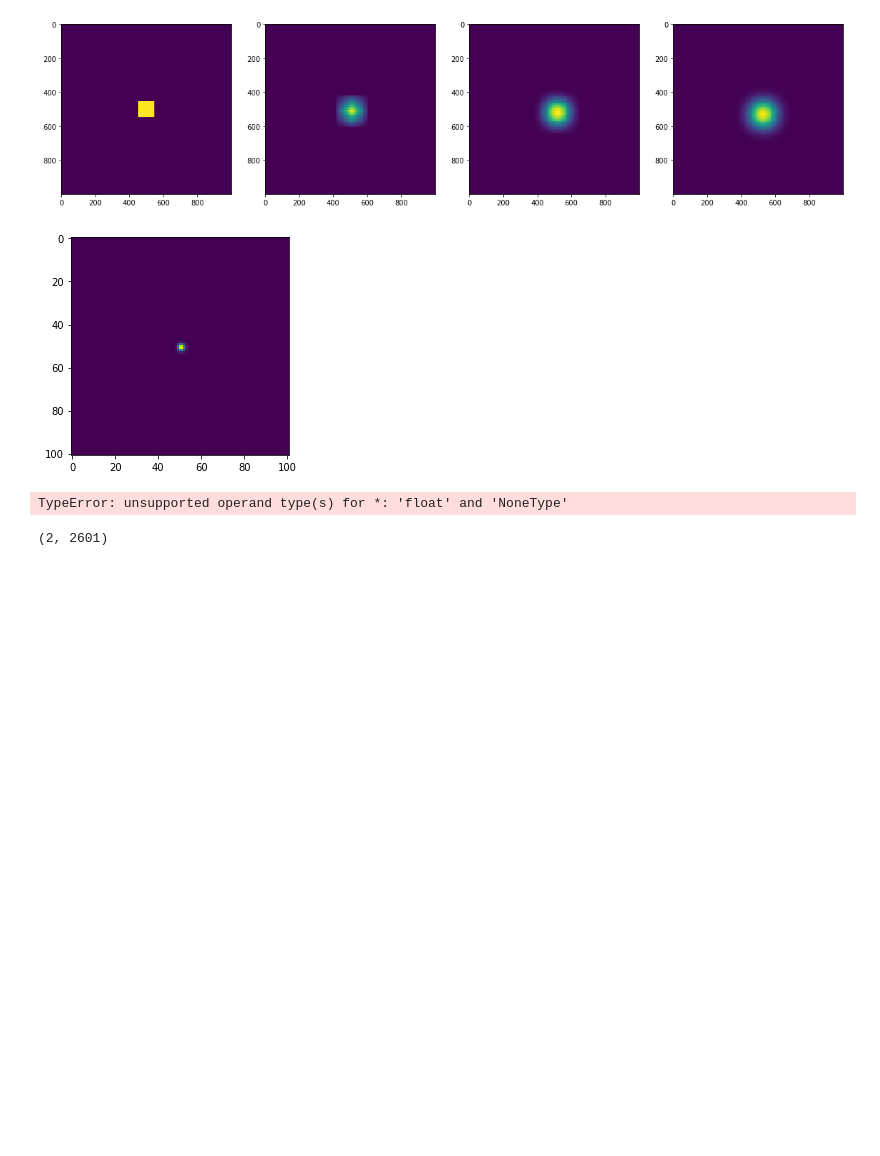
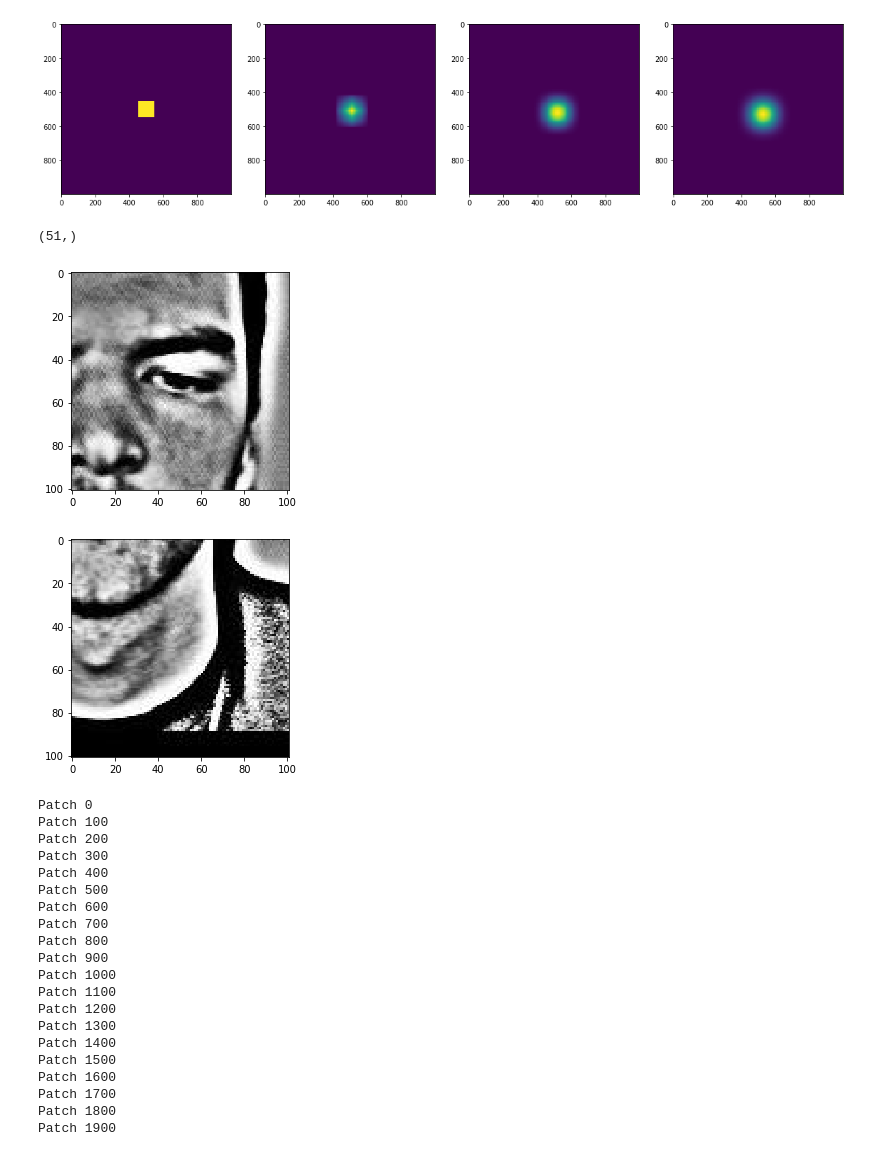
Before and after one commit to pierreglaser/templatematching-mva, a Jupyter notebook: notebooks/train.ipynb, the cells around one changed output. Cells and saved outputs as stored; diff of their text form; code cells hidden in the pictures; blank space fills up the shorter version.

```diff
--- a/notebooks/train.ipynb
+++ b/notebooks/train.ipynb
@@ -171,0 +186,28 @@ class LinRegR2(object):
+# %%
+np.array(range(- int(Nk / 2), int(Nk /2) +1)).shape
+# %% [output]
+(51,)
+# %%
+n_patches = 1000
+
+pos_patches = np.zeros((n_patches , 101, 101))
+pos_labels = np.ones((n_patches , 1))
+
+neg_patches = np.zeros((n_patches , 101, 101))
+neg_labels = np.zeros((n_patches , 1))
+
+for i in range(n_patches):
+    pos_patch = read_patch(i, loc='left', pos_neg="positive")
+    neg_patch = read_patch(i, loc='left', pos_neg="negative")
+
+    pos_patches[i] = pos_patch
+    neg_patches[i] = neg_patch
+# %%
+plt.imshow(pos_patches[0], cmap='gray')
+plt.show()
+
+plt.imshow(neg_patches[0], cmap='gray')
+plt.show()
+# %% [output]
+[figure, added]
+[figure, added]
@@ -172,11 +217,25 @@ class LinRegR2(object):
 # %%
 
 lin = LinRegR2()
-lin.train(Nx, Ny, Nk, Nl, np.array([patch]), labels=None, spline_deg=3)
+lin.train(Nx, Ny, Nk, Nl, train_patches=train_patches, labels=train_labels, spline_deg=3)
 # %% [output]
-[figure, removed]
-TypeError: unsupported operand type(s) for *: 'float' and 'NoneType'
+Patch 0
+Patch 100
+Patch 200
+Patch 300
+Patch 400
+Patch 500
+Patch 600
+Patch 700
+Patch 800
+Patch 900
+Patch 1000
+Patch 1100
+Patch 1200
+Patch 1300
+Patch 1400
+Patch 1500
+Patch 1600
+Patch 1700
+Patch 1800
+Patch 1900
-# %%
-lin.S_matrix.shape
-# %% [output]
-(2, 2601)
```
Also changed, not shown: parts of 19 cells of this notebook.
